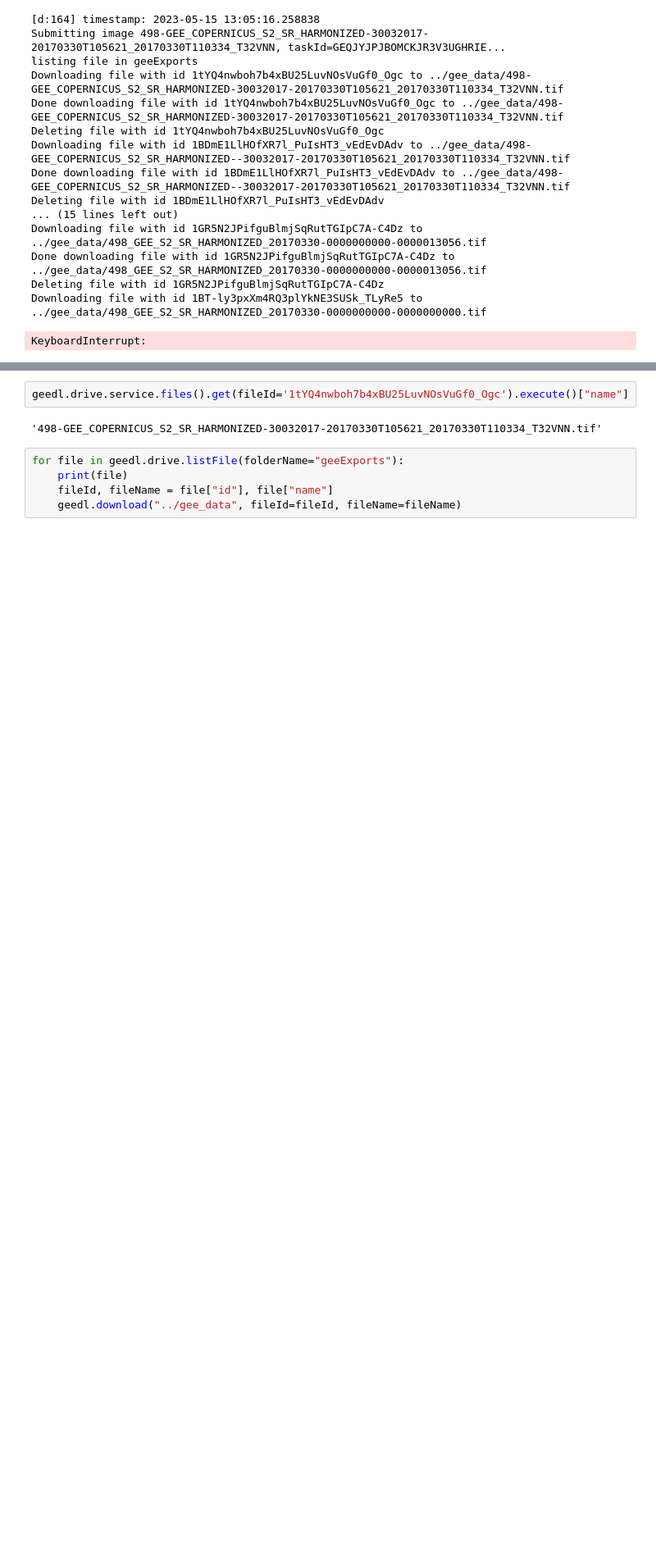
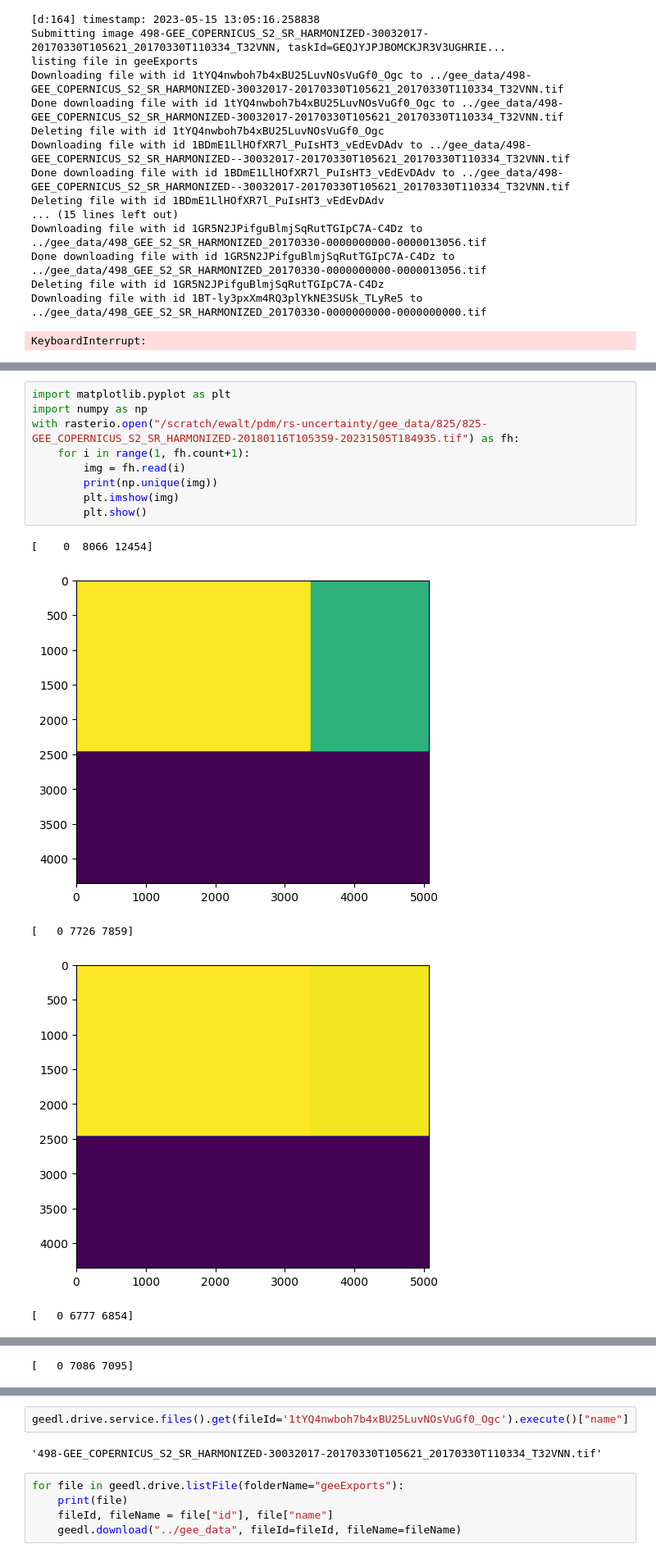
Before and after one commit to eliotwalt/rs-uncertainty, a Jupyter notebook: gee/draft.ipynb, the cells around one changed output, grey strips where cells are left out. Shown at 82% size. Saved outputs shown, nothing was run; the diff lists cells and outputs as text; blank space fills up the shorter version.

Commit message:
two or three unique values for some reason...

```diff
--- a/gee/draft.ipynb
+++ b/gee/draft.ipynb
@@ -68,0 +150,15 @@ KeyboardInterrupt:
+# %%
+import matplotlib.pyplot as plt
+import numpy as np
+with rasterio.open("/scratch/ewalt/pdm/rs-uncertainty/gee_data/825/825-GEE_COPERNICUS_S2_SR_HARMONIZED-20180116T105359-20231505T184935.tif") as fh:
+    for i in range(1, fh.count+1):
+        img = fh.read(i)
+        print(np.unique(img))
+        plt.imshow(img)
+        plt.show()
+# %% [output]
+[    0  8066 12454]
+[figure, added]
+[   0 7726 7859]
+[figure, added]
+[   0 6777 6854]
@@ -68,0 +166 @@ KeyboardInterrupt:
+[   0 7086 7095]
```
Also changed, not shown: parts of 34 cells of this notebook, 7 other files.
